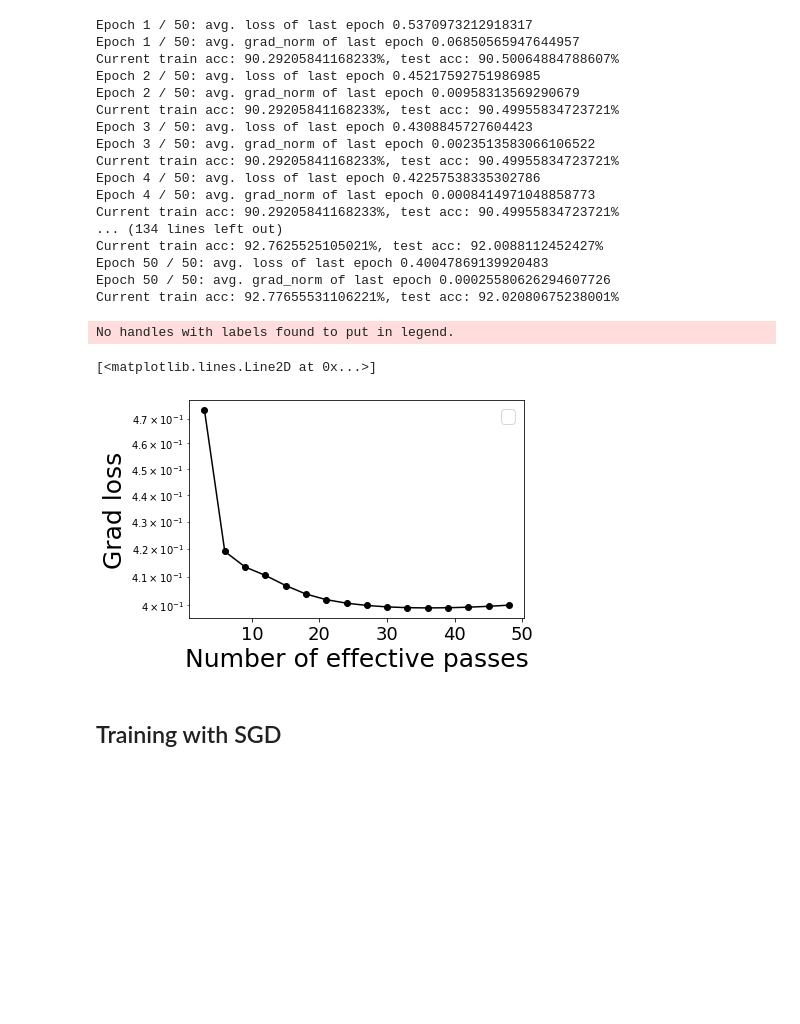
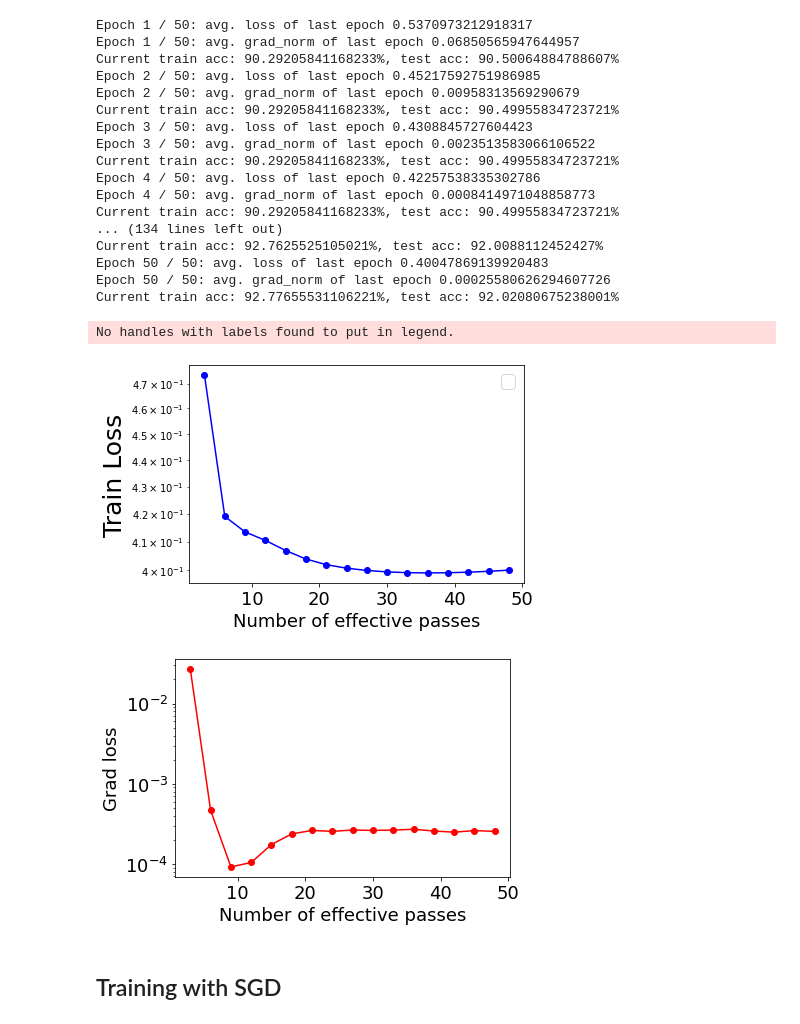
Before and after one commit to CENG501-Projects/CENG501-Spring2022, a Jupyter notebook: Project_Kose_Varli/experiments/ijcnn1_experiments.ipynb, the cells around one changed output. Saved outputs shown, nothing was run; the diff lists cells and outputs as text; code cells hidden in the pictures; blank space fills up the shorter version.

Commit message:
corrected some label problems in graphs

```diff
--- a/Project_Kose_Varli/experiments/ijcnn1_experiments.ipynb
+++ b/Project_Kose_Varli/experiments/ijcnn1_experiments.ipynb
@@ -267,13 +262,14 @@ def plot_loss(history):
     plt.legend(fontsize = 18)
     plt.xticks(size = 18)
     plt.yticks(size = 18)
-    plt.xlabel('Number of effective passes', fontsize = 25)
-    plt.ylabel('Train Loss', fontsize = 25)
+    plt.xlabel('Number of effective passes', fontsize = 18)
+    plt.ylabel('Train Loss', fontsize = 18)
     plt.yscale('log')
     loss_history = history['loss_history']
     x = [i for i in range(3,50, 3)]
     y = [np.sum(loss_history[y:y+3])/3 for y in range(0,47,3)]
     plt.plot(x, y, '-ok', color='blue')
+    plt.show()
 
 def plot_norm_square_grad(history):
     plt.xticks(size = 18)
@@ -285,6 +281,7 @@ def plot_norm_square_grad(history):
     x = [i for i in range(3,50, 3)]
     y = [np.sum(grad_history[y:y+3])/3 for y in range(0,47,3)]
     plt.plot(x, y, '-ok', color='red')
+    plt.show()
 # %% [markdown]
 # Network
 # %%
@@ -844,14 +839,13 @@ Current train acc: 92.77655531106221%, test acc: 92.02080675238001%
 # %%
 #Save the history
 save_history_json("/content/gdrive/MyDrive/SMGExperiments/ijcnn1-Other-Optimizers/ADAM_constantLR.json", adam_history)
-# %%
-# Be aware of the fact this is graph of loss history, the y label is mistakenly changed for the below graph
-# but running this cell will put correct labeling
-plot_loss(history)
-# %% [output]
-No handles with labels found to put in legend.
-[<matplotlib.lines.Line2D at 0x...>]
-[figure, removed]
+# %%
+plot_loss(adam_history)
+plot_norm_square_grad(adam_history)
+# %% [output]
+No handles with labels found to put in legend.
+[figure, added]
+[figure, added]
 # %% [markdown]
 ## Training with SGD
 # %%
```
Also changed, not shown: parts of 16 cells of this notebook.
